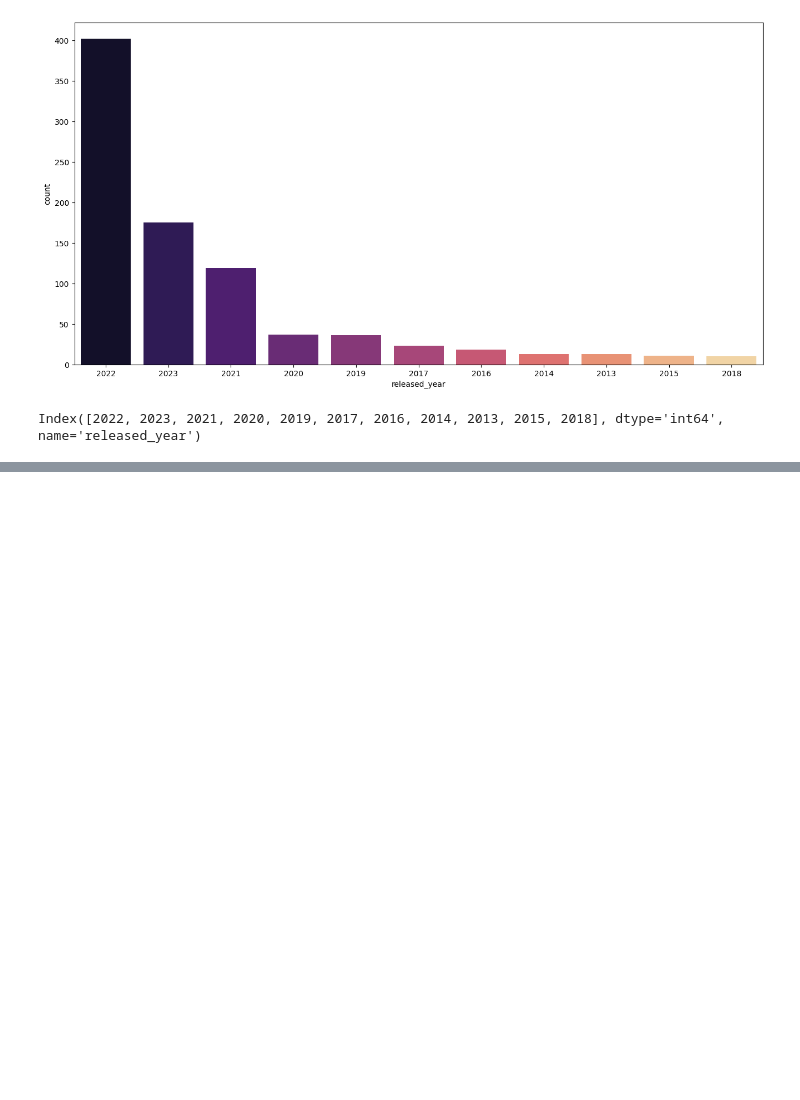
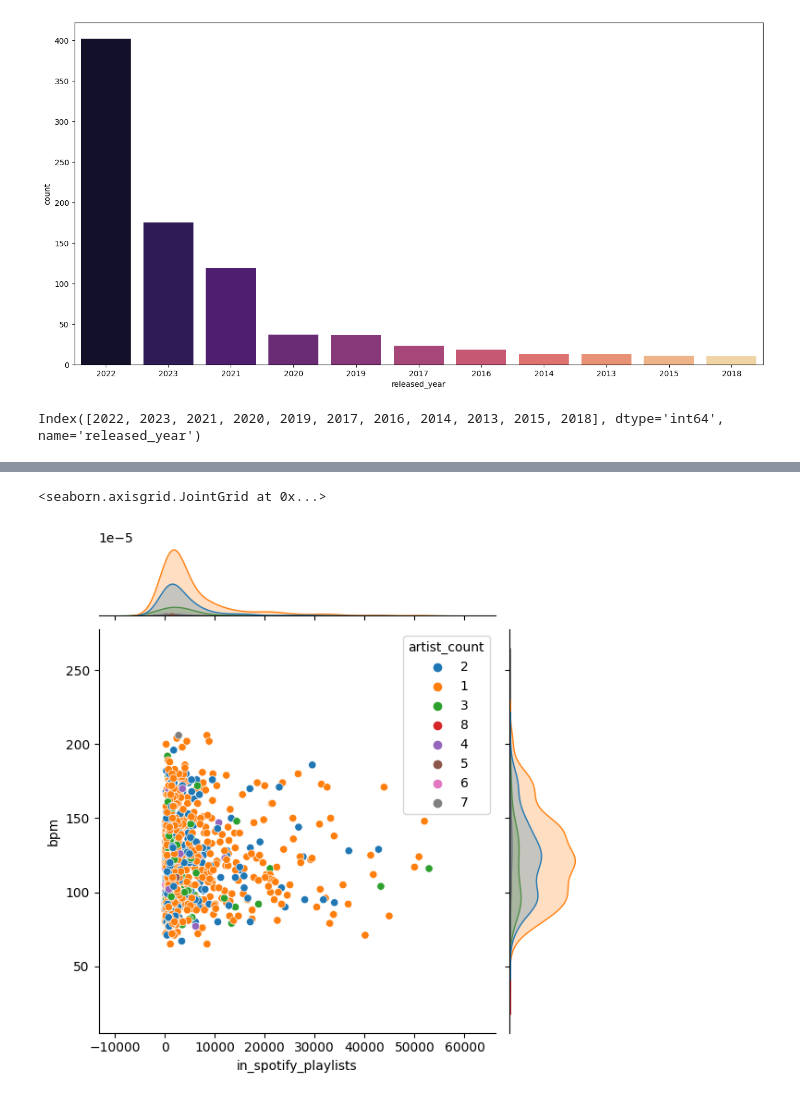
Before and after one commit to akshay-aneesh/akshay-aneesh, a Jupyter notebook: spotify-albums-eda.ipynb, the cells around one changed output, grey strips where cells are left out. Cells and saved outputs as stored; diff of their text form; code cells hidden in the pictures; blank space fills up the shorter version.

Commit message:
Kaggle Notebook | Spotify Albums EDA | Version 4

```diff
--- a/spotify-albums-eda.ipynb
+++ b/spotify-albums-eda.ipynb
@@ -170,0 +191,6 @@ print(top_years_df)
+# %%
+cleaned_df["artist_count"] = cleaned_df["artist_count"].astype(str)
+sns.jointplot(x="in_spotify_playlists", y="bpm",hue="artist_count",data=cleaned_df)
+# %% [output]
+<seaborn.axisgrid.JointGrid at 0x...>
+[figure, added]
```
Also changed, not shown: parts of 3 cells of this notebook.
